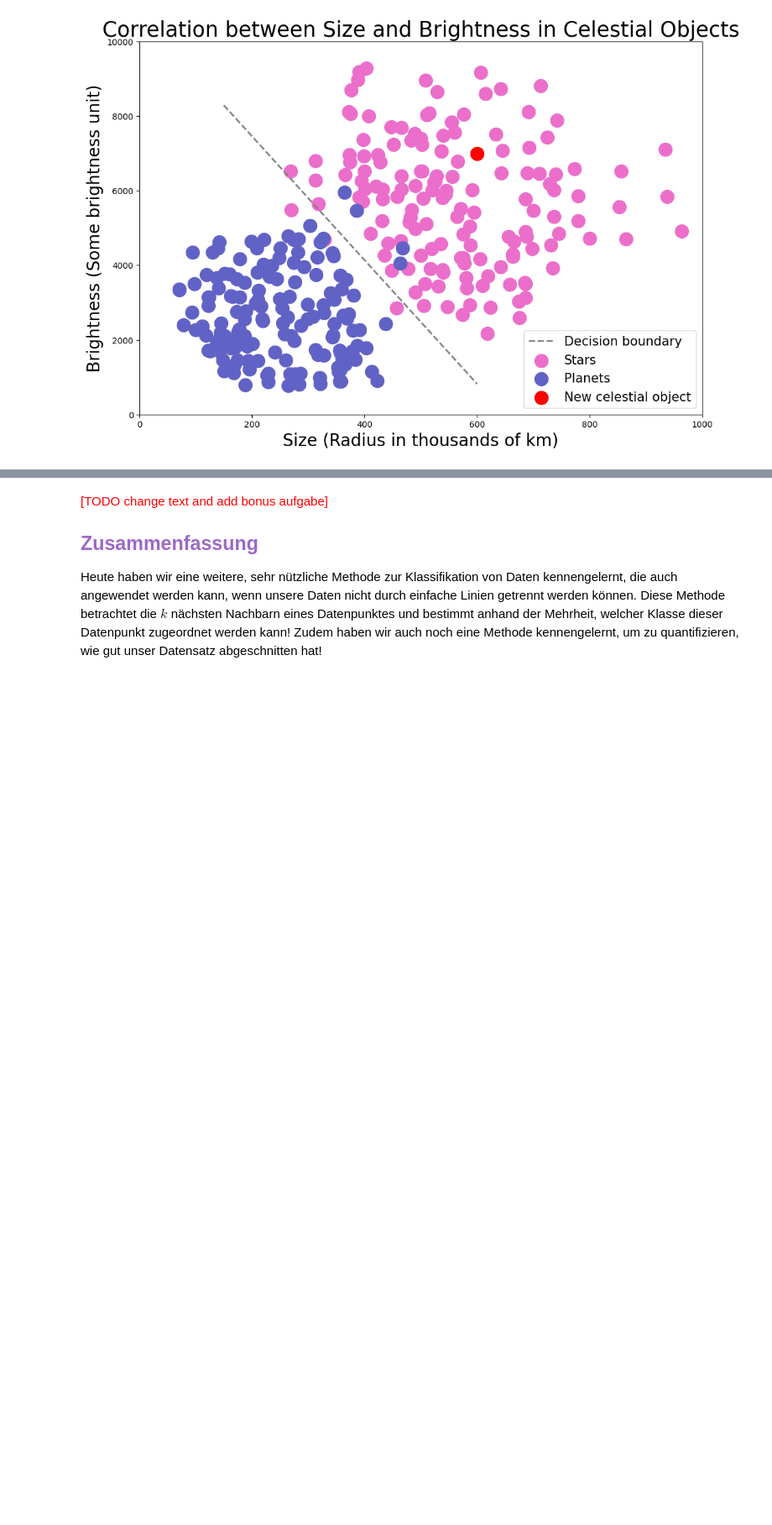
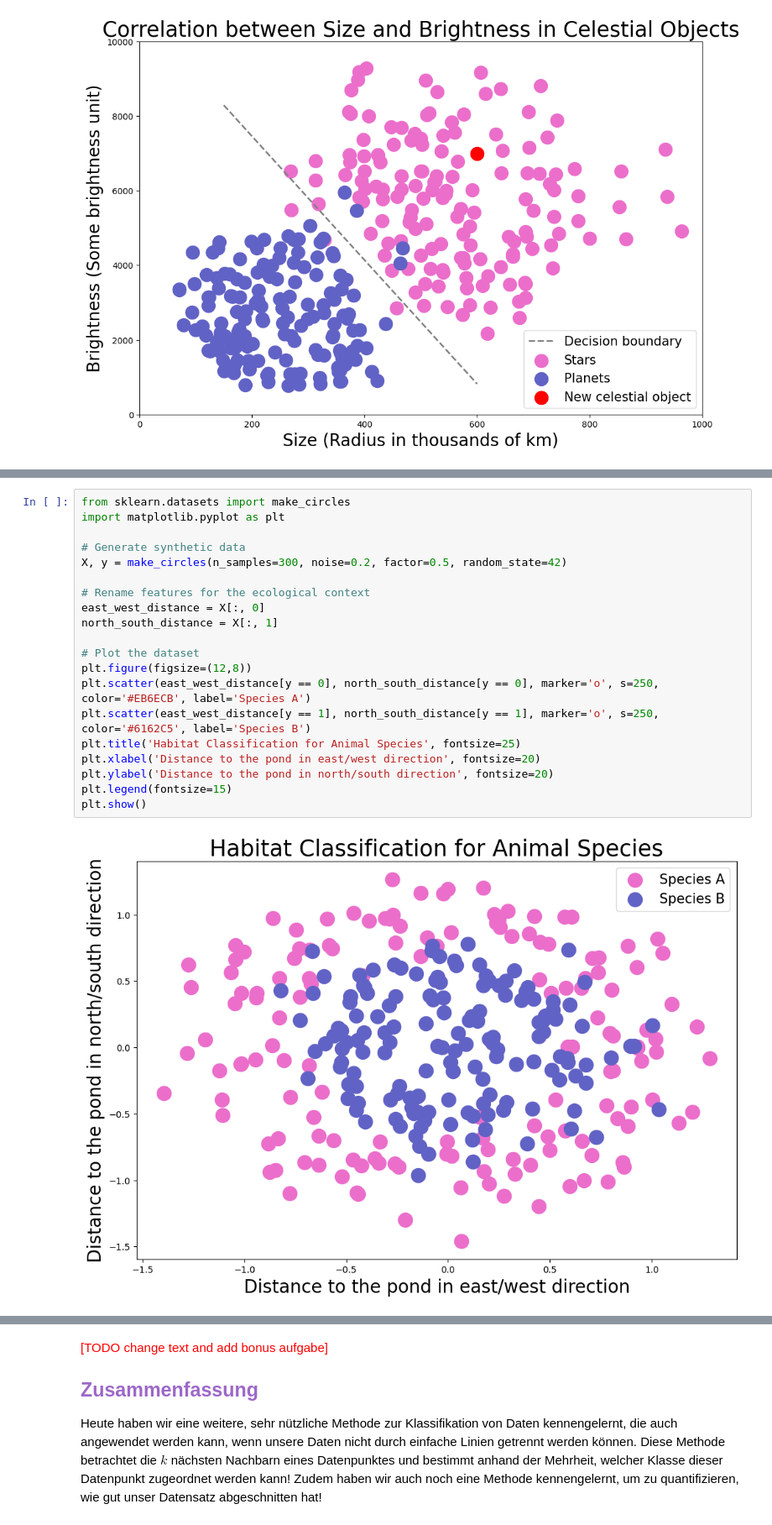
Before and after one commit to starcodecourses/Python-KI, a Jupyter notebook: Classification.ipynb, the cells around one changed output, grey strips where cells are left out. Shown at 84% size. Cells and saved outputs as stored; diff of their text form; blank space fills up the shorter version.

Commit message:
classification notebook updated

```diff
--- a/Classification.ipynb
+++ b/Classification.ipynb
@@ -244,0 +343,22 @@ German text: Unser erstes Beispiel für einen Klassifikationsalgorithmus war die
+# %%
+from sklearn.datasets import make_circles
+import matplotlib.pyplot as plt
+
+# Generate synthetic data
+X, y = make_circles(n_samples=300, noise=0.2, factor=0.5, random_state=42)
+
+# Rename features for the ecological context
+east_west_distance = X[:, 0]
+north_south_distance = X[:, 1]
+
+# Plot the dataset
+plt.figure(figsize=(12,8))
+plt.scatter(east_west_distance[y == 0], north_south_distance[y == 0], marker='o', s=250, color='#EB6ECB', label='Species A')
+plt.scatter(east_west_distance[y == 1], north_south_distance[y == 1], marker='o', s=250, color='#6162C5', label='Species B')
+plt.title('Habitat Classification for Animal Species', fontsize=25)
+plt.xlabel('Distance to the pond in east/west direction', fontsize=20)
+plt.ylabel('Distance to the pond in north/south direction', fontsize=20)
+plt.legend(fontsize=15)
+plt.show()
+# %% [output]
+[figure, added]
```
Also changed, not shown: parts of 19 cells of this notebook.
